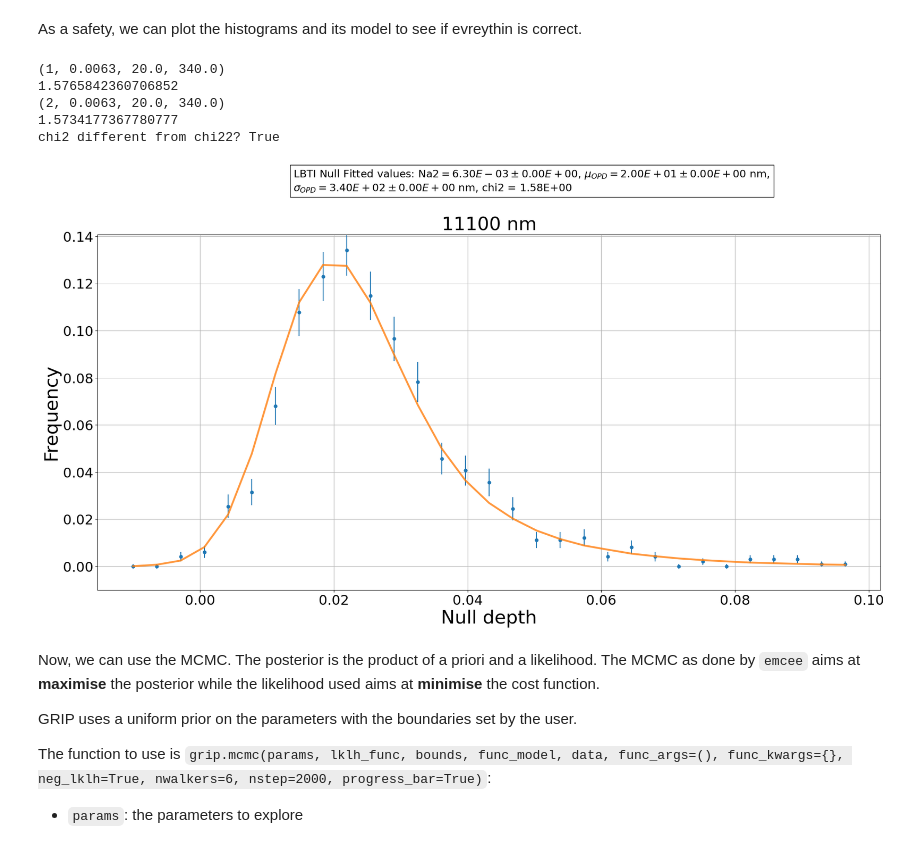
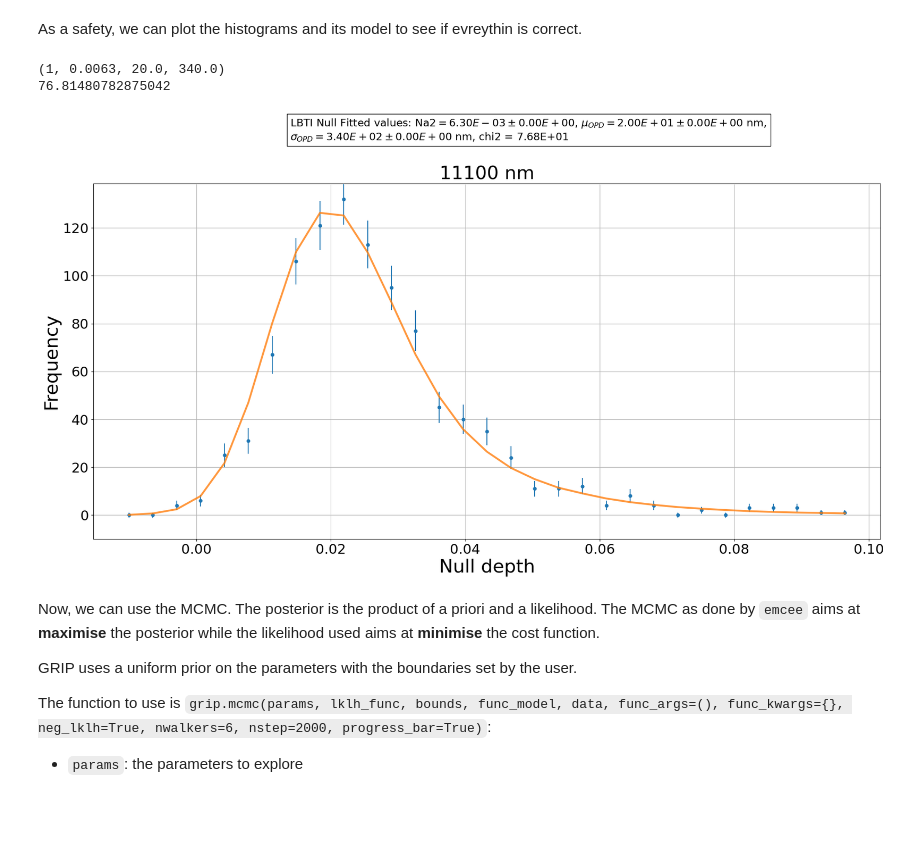
Before and after one commit to mamartinod/grip-nulling, a Jupyter notebook: tutorials/tuto4_use_of_mcmc.ipynb, the cells around one changed output. Cells and saved outputs as stored; diff of their text form; code cells hidden in the pictures; blank space fills up the shorter version.

```diff
--- a/tutorials/tuto4_use_of_mcmc.ipynb
+++ b/tutorials/tuto4_use_of_mcmc.ipynb
@@ -16,23 +16,23 @@ from datetime import datetime
 import matplotlib.pyplot as plt
 import sys
 import corner
+import grip
+try:
+    import cupy as cp # To use the GPU to speed up the process
+    onGpu = True
+except ModuleNotFoundError:
+    import numpy as cp # If no GPU, we load numpy again with the same acronym to still use the functions
+    onGpu = False
 
 datafolder = 'dataset/'
 darkfolder = datafolder
 save_path = 'results/'
 # %%
-import grip
-try:
-    import cupy as cp # To use the GPU to speed up the process
-except ModuleNotFoundError:
-    import numpy as cp # If no GPU, we load numpy again with the same acronym to still use the functions
-
-
 wl_min, wl_max = 11000, 11200
 dark_list = ['dataset/UT2015-02-08_ID009_SCI_bet_Leo_DIT-60ms_11um_BCKG.hdf5']
 data_list = ['dataset/UT2015-02-08_ID009_SCI_bet_Leo_DIT-60ms_11um_NULL.hdf5']
-dark = grip.load_data(dark_list, ['wl_scale', 'Iminus1', 'p1', 'p2'], (wl_min, wl_max))
-data = grip.load_data(data_list, ['wl_scale', 'Iminus1', 'p1', 'p2', 'intraphase_rms'], (wl_min, wl_max))
+dark = grip.load_data(dark_list, ['wl_scale', 'Iminus1', 'p1', 'p2'], (wl_min, wl_max), 'hdf5')
+data = grip.load_data(data_list, ['wl_scale', 'Iminus1', 'p1', 'p2', 'intraphase_rms'], (wl_min, wl_max), 'hdf5')
 
 wl_scale = data['wl_scale']
 dark_IA, dark_IB = dark['p1'], dark['p2']
@@ -46,7 +46,7 @@ data_null = Iminus / Iplus # Calculated null depth
 
 # Get the histogram
 bin_bounds = (-0.01, 0.1) # Minimum and maximum values of the bins of the histogram
-normed=True # We want to normalise the histogram by its sum
+normed = False # We want to normalise the histogram by its sum
 
 null_axis, null_pdf, null_pdf_err, sz = grip.compute_data_histogram(data_null, \
                                                           bin_bounds, \
@@ -131,52 +131,54 @@ As a safety, we can plot the histograms and its model to see if evreythin is cor
 # %%
 out = grip.create_histogram_model(initial_guess, null_axis, wl_scale, grip.lbti_model, instrument_constants, rvu_opd, cdfs, rvus, \
                                   n_samp_per_loop=n_samp_per_loop, nloop=nloop)
 synth_histo = out[0] # Flatten histogram along the wavelength axis.
+synth_histo = synth_histo / synth_histo.sum() * null_pdf.sum()
+
 diag = out[1][0]
 diag = cp.array(diag)
-diag = cp.asnumpy(diag)
-diag_opd = cp.asnumpy(cp.array(out[2][0][0][0]))
-diag_IA = cp.asnumpy(cp.array(out[2][0][0][1]))
-diag_IB = cp.asnumpy(cp.array(out[2][0][0][2]))
-diag_dkIA = cp.asnumpy(cp.array(out[3])[0,:,0])
-diag_dkIB = cp.asnumpy(cp.array(out[3])[0,:,1])
+if onGpu:
+    diag = cp.asnumpy(diag)
+    diag_opd = cp.asnumpy(cp.array(out[2][0][0][0]))
+    diag_IA = cp.asnumpy(cp.array(out[2][0][0][1]))
+    diag_IB = cp.asnumpy(cp.array(out[2][0][0][2]))
+    diag_dkIA = cp.asnumpy(cp.array(out[3])[0,:,0])
+    diag_dkIB = cp.asnumpy(cp.array(out[3])[0,:,1])
+else:
+    diag = cp.array(diag)
+    diag_opd = out[2][0][0][0]
+    diag_IA = out[2][0][0][1]
+    diag_IB = out[2][0][0][2]
+    diag_dkIA = np.array(out[3])[0,:,0]
+    diag_dkIB = np.array(out[3])[0,:,1]
 
 uncertainties = np.zeros(3)
 popt = (np.array([na, mu_opd, sig_opd]), np.ones((3, 3)))
+neg_log_multinomial = grip.return_neg_func(grip.log_multinomial)
 extra_args = [null_pdf_err]
-chi2 = grip.calculate_chi2(popt[0], null_pdf, grip.create_histogram_model, *extra_args, use_this_model=synth_histo)
-print(chi2)
-
-# If `synth_histo` is not used, we need to put more parameters in `extra_args` as indicated in the documentation:
-extra_args = [null_pdf_err, null_axis] + [wl_scale, grip.lbti_model, instrument_constants, rvu_opd, cdfs, rvus]
-chi22 = grip.calculate_chi2(popt[0], null_pdf, grip.create_histogram_model, *extra_args, n_samp_per_loop=n_samp_per_loop, nloop=nloop)
-print(chi22)
-print('chi2 different from chi22?', chi2 != chi22)
+lklh = neg_log_multinomial(popt[0], null_pdf, grip.create_histogram_model, *extra_args, use_this_model=synth_histo, normed=normed)
+print(lklh)
 
 
 nb_rows_plot = 3
 label_optimizer = 'chi2'
 key = 'LBTI Null'
 text_params = '%s ' % key+'Fitted values: ' +\
     'Na2$ = %.2E \pm %.2E$, ' % (na,
                                 uncertainties[0]) +\
     r'$\mu_{OPD} = %.2E \pm %.2E$ nm, ' % (popt[0][1],
                                             uncertainties[1]) +\
     '\n' + r'$\sigma_{OPD} = %.2E \pm %.2E$ nm,' % (
         popt[0][2], uncertainties[2]) +\
-    ' '+label_optimizer+' = %.2E ' % (chi2)
+    ' '+label_optimizer+' = %.2E ' % (lklh)
 
 save_name = key + '_' + str(wl_min) + '-' + str(wl_max) + '_' + os.path.basename(datafolder[:-1])
 grip.plot_null_distributions(nb_rows_plot, wl_scale, text_params, null_axis, null_pdf,\
                             null_pdf_err, save_path, save_name, model=synth_histo,\
                                 save_fig=False)
 # %% [output]
 (1, 0.0063, 20.0, 340.0)
-1.5765842360706852
-(2, 0.0063, 20.0, 340.0)
-1.5734177367780777
-chi2 different from chi22? True
+76.81480782875042
-[figure, old version]
+[figure, new version]
 # %% [markdown]
 Now, we can use the MCMC.
 The posterior is the product of a priori and a likelihood.
```
Also changed, not shown: parts of 4 cells of this notebook, 4 other files.
